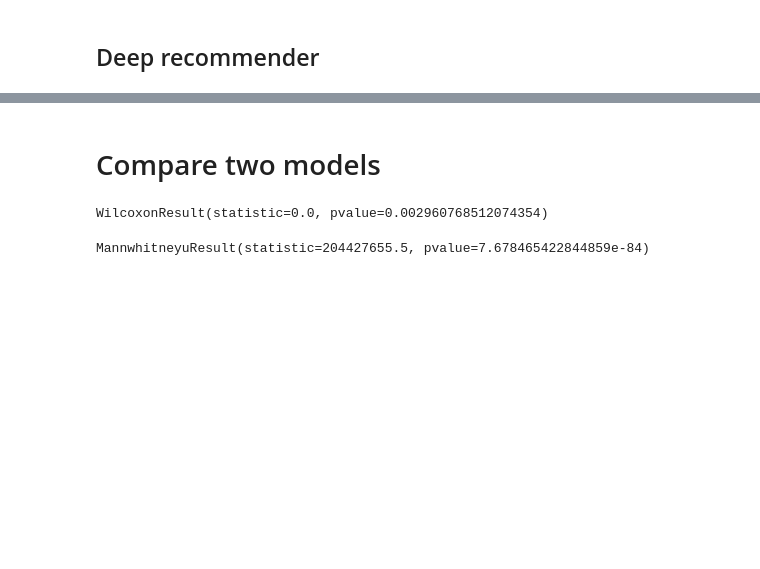
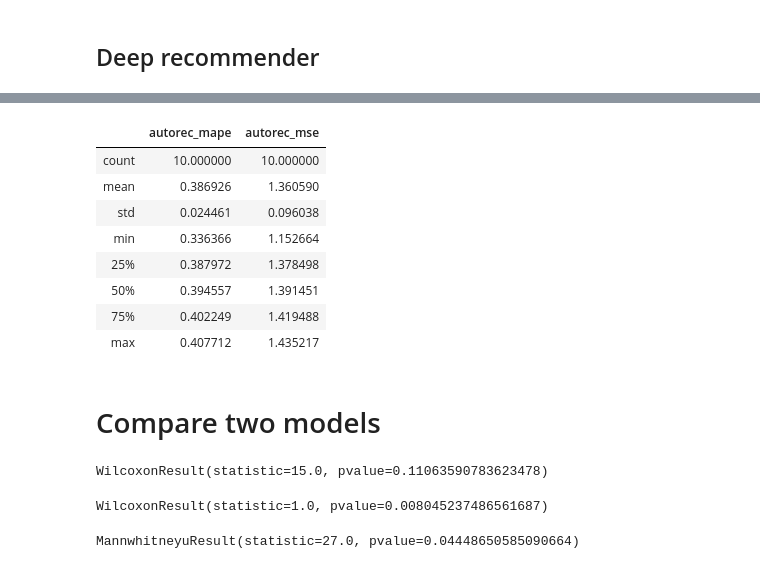
Before and after one commit to maddataanalyst/deepautorec_paper, a Jupyter notebook: notebooks/autorecommender_drafts.ipynb, the cells around one changed output, grey strips where cells are left out. Cells and saved outputs as stored; diff of their text form; code cells hidden in the pictures; blank space fills up the shorter version.

```diff
--- a/notebooks/autorecommender_drafts.ipynb
+++ b/notebooks/autorecommender_drafts.ipynb
@@ -533,11 +450,29 @@ gc.collect()
+# %%
+autorec_results = pd.read_csv("./notebooks/autorec_results.csv", index_col=None)
+# %%
+autorec_results.describe()
+# %% [output]
+|  | autorec_mape | autorec_mse |
+| count | 10.000000 | 10.000000 |
+| mean | 0.386926 | 1.360590 |
+| std | 0.024461 | 0.096038 |
+| min | 0.336366 | 1.152664 |
+| 25% | 0.387972 | 1.378498 |
+| 50% | 0.394557 | 1.391451 |
+| 75% | 0.402249 | 1.419488 |
+| max | 0.407712 | 1.435217 |
 # %% [markdown]
 # Compare two models
 # %%
-st.wilcoxon(autorec_mape, colab_mape, correction=True, alternative="less")
+st.wilcoxon(autorec_results.autorec_mape, colab_res.colab_mape, correction=True, alternative="less")
 # %% [output]
-WilcoxonResult(statistic=0.0, pvalue=0.002960768512074354)
+WilcoxonResult(statistic=15.0, pvalue=0.11063590783623478)
-# %%
-st.mannwhitneyu(errors_deep, errors_mf, alternative="less")
-# %% [output]
-MannwhitneyuResult(statistic=204427655.5, pvalue=7.678465422844859e-84)
+# %%
+st.wilcoxon(autorec_results.autorec_mse, colab_res.colab_mse, correction=True)
+# %% [output]
+WilcoxonResult(statistic=1.0, pvalue=0.008045237486561687)
+# %%
+st.mannwhitneyu(autorec_results.autorec_mse, colab_res.colab_mse)
+# %% [output]
+MannwhitneyuResult(statistic=27.0, pvalue=0.04448650585090664)
 # %%
```
Also changed, not shown: parts of 40 cells of this notebook, 2 other files.
